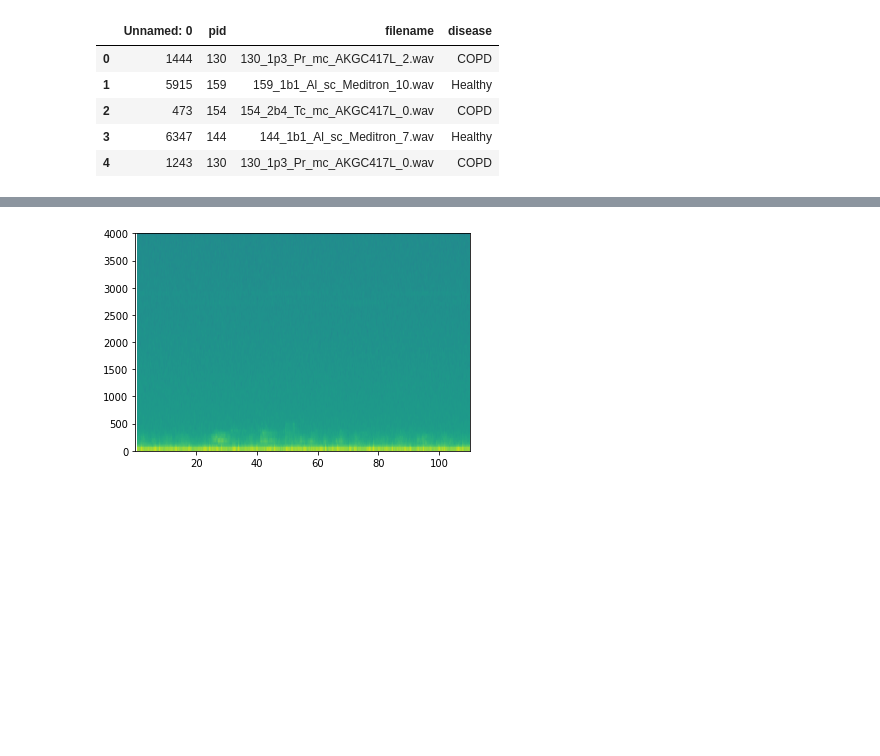
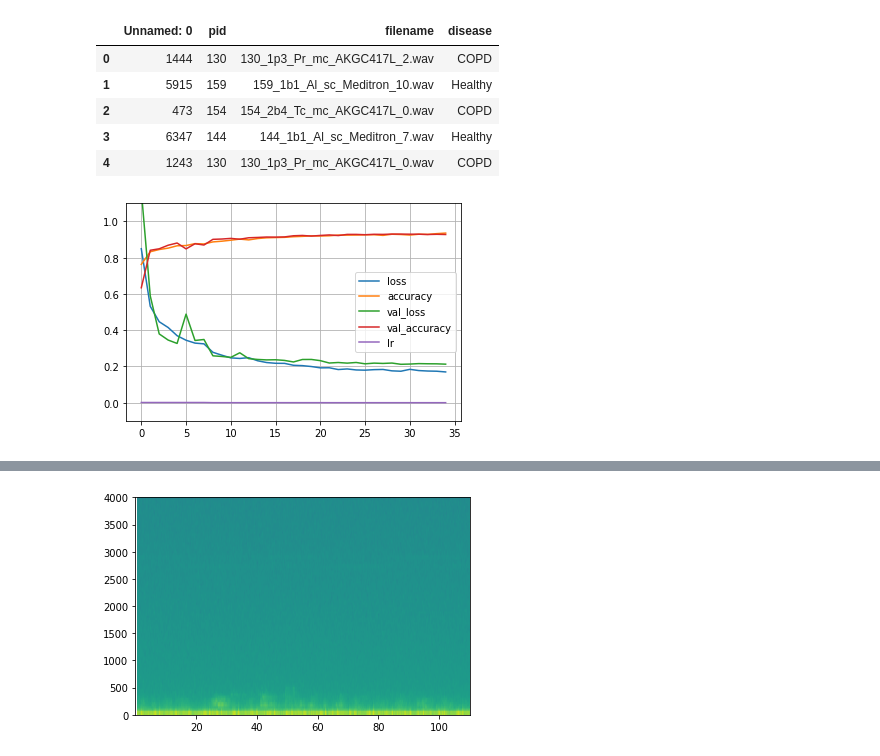
Before and after one commit to tibayo1/DL-Lung-Sounds, a Jupyter notebook: C_Lung_Sounds_Detection.ipynb, the cells around one changed output, grey strips where cells are left out. Saved outputs shown, nothing was run; the diff lists cells and outputs as text; code cells hidden in the pictures; blank space fills up the shorter version.

```diff
--- a/C_Lung_Sounds_Detection.ipynb
+++ b/C_Lung_Sounds_Detection.ipynb
@@ -458,3 +458,11 @@ history=net.fit(
     validation_data=({"mfcc":mfcc_val,"croma":cstft_val,"mspec":mSpec_val},yval),
     epochs=100,verbose=0,
     callbacks=my_callbacks)
+# %%
+
+pd.DataFrame(history.history).plot()
+plt.grid(True)
+plt.gca().set_ylim(-0.1,1.1)
+plt.show()
+# %% [output]
+[figure, added]
```
Also changed, not shown: parts of 1 cell of this notebook.
